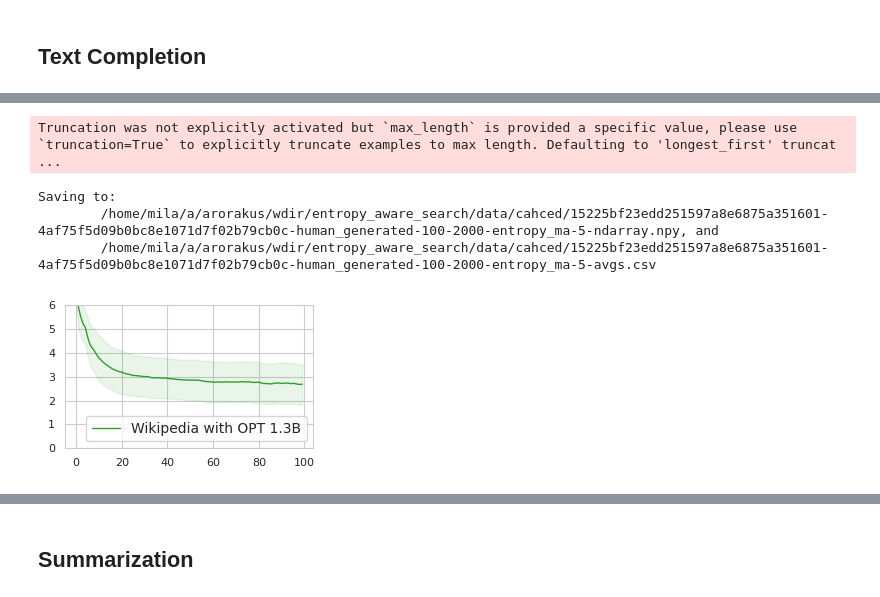
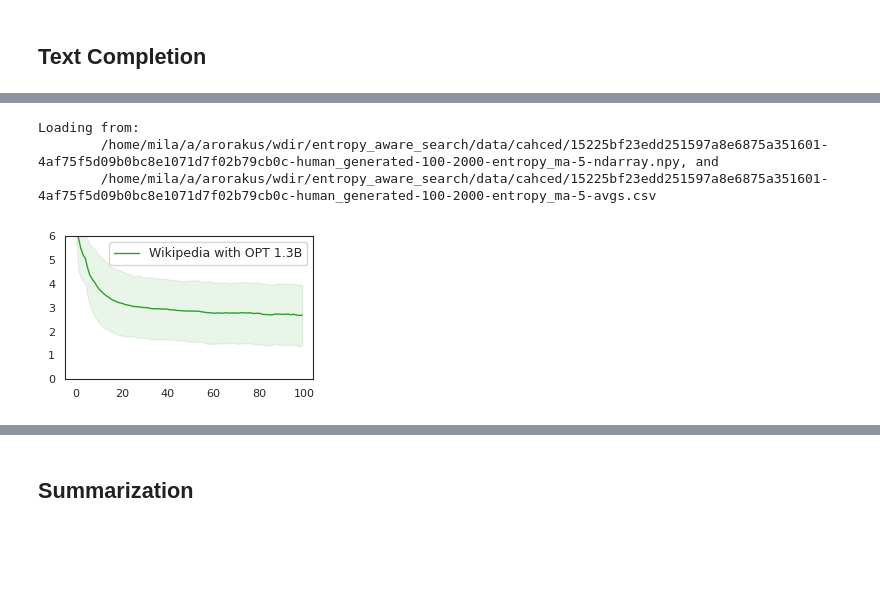
Before and after one commit to kushalarora/stable_entropy_hypothesis, a Jupyter notebook: stable_entropy_analysis/stable_entropy_analysis.ipynb, the cells around one changed output, grey strips where cells are left out. Cells and saved outputs as stored; diff of their text form; code cells hidden in the pictures; blank space fills up the shorter version.

```diff
--- a/stable_entropy_analysis/stable_entropy_analysis.ipynb
+++ b/stable_entropy_analysis/stable_entropy_analysis.ipynb
@@ -52,7 +52,7 @@ palatte
 # %%
 # Plot mean and std average entropy
 
-def plot_avg_entropies_mean_std(entropies, label=None, ax=None,  color='red', linewidth=1, std_dev=1):
+def plot_avg_entropies_mean_std(entropies, label=None, ax=None,  color='red', linewidth=1, std_dev=1.5):
     entropy_mean = np.ma.mean(entropies, axis=0)
     entropy_std = np.ma.std(entropies, axis=0)
     ax = sns.lineplot(y=entropy_mean, x=np.arange(len(entropy_mean)),
@@ -106,3 +107,16 @@ wikipedia_dataframe = pd.read_json(wikipedia_text_completion, lines=True)
 writing_prompt_dataframe = pd.read_json(writing_prompt_completion, lines=True)
 cc_news_dataframe = pd.read_json(cc_news, lines=True)
 pg19_dataframe = pd.read_json(pg19_completion, lines=True)
+# %%
+sns.set_style('white') # darkgrid, white grid, dark, white and ticks
+# Wikipedia and GPT-2 XL
+dataframe, dataset_name = (wikipedia_dataframe, "Wikipedia")
+model,tokenizer,model_name = (gpt2_model, gpt2_tokenizer, "GPT-2 XL")
+_, wiki_gpt2_xl_ma_entropies = compute_average_across_sequences(dataframe, model, tokenizer, column_prefix='human_generated', width=WIDTH,  max_len=MAX_LEN, to_be_averaged='entropy_ma', num_seq=NUM_SEQ, cache=True)
+
+fig, ax = plt.subplots(figsize=(3,2), tight_layout=True)
+plot_avg_entropies_mean_std(wiki_gpt2_xl_ma_entropies,
+    label=f"{dataset_name} with {model_name}", ax=ax,
+    color='tab:green', linewidth=1.0)
+ax.legend(fontsize=9, loc="upper right",)
+ax.tick_params(labelsize=8)
@@ -177,20 +184,19 @@ opt_model = opt_model.to("cuda")
 # %%
 # Wikipedia and OPT
 dataframe, dataset_name = (wikipedia_dataframe, "Wikipedia")
 model, tokenizer, model_name = (opt_model, opt_tokenizer, "OPT 1.3B")
-_, human_ma_entropies = compute_average_across_sequences(dataframe, model, tokenizer, column_prefix='human_generated', width=WIDTH,  max_len=MAX_LEN, to_be_averaged='entropy_ma', num_seq=NUM_SEQ, cache=True)
+_, wiki_opt_ma_entropies = compute_average_across_sequences(dataframe, model, tokenizer, column_prefix='human_generated', width=WIDTH,  max_len=MAX_LEN, to_be_averaged='entropy_ma', num_seq=NUM_SEQ, cache=True)
 
 fig, ax = plt.subplots(figsize=(3,2), tight_layout=True)
-plot_avg_entropies_mean_std(human_ma_entropies,
+plot_avg_entropies_mean_std(wiki_opt_ma_entropies,
     label=f"{dataset_name} with {model_name}", ax=ax,
     color='tab:green', linewidth=1.0)
-ax.legend(fontsize=10, loc="lower right",)
+ax.legend(fontsize=9, loc="upper right",)
 ax.tick_params(labelsize=8)
 # %% [output]
-Truncation was not explicitly activated but `max_length` is provided a specific value, please use `truncation=True` to explicitly truncate examples to max length. Defaulting to 'longest_first' truncat ...
+Loading from:
+        /home/mila/a/arorakus/wdir/entropy_aware_search/data/cahced/15225bf23edd251597a8e6875a351601-4af75f5d09b0bc8e1071d7f02b79cb0c-human_generated-100-2000-entropy_ma-5-ndarray.npy, and
+        /home/mila/a/arorakus/wdir/entropy_aware_search/data/cahced/15225bf23edd251597a8e6875a351601-4af75f5d09b0bc8e1071d7f02b79cb0c-human_generated-100-2000-entropy_ma-5-avgs.csv
-Saving to:
-        /home/mila/a/arorakus/wdir/entropy_aware_search/data/cahced/15225bf23edd251597a8e6875a351601-4af75f5d09b0bc8e1071d7f02b79cb0c-human_generated-100-2000-entropy_ma-5-ndarray.npy, and
-        /home/mila/a/arorakus/wdir/entropy_aware_search/data/cahced/15225bf23edd251597a8e6875a351601-4af75f5d09b0bc8e1071d7f02b79cb0c-human_generated-100-2000-entropy_ma-5-avgs.csv
-[figure, old version]
+[figure, new version]
 # %%
 # Writing Prompts and OPT
```
Also changed, not shown: parts of 46 cells of this notebook, 3 other files.
